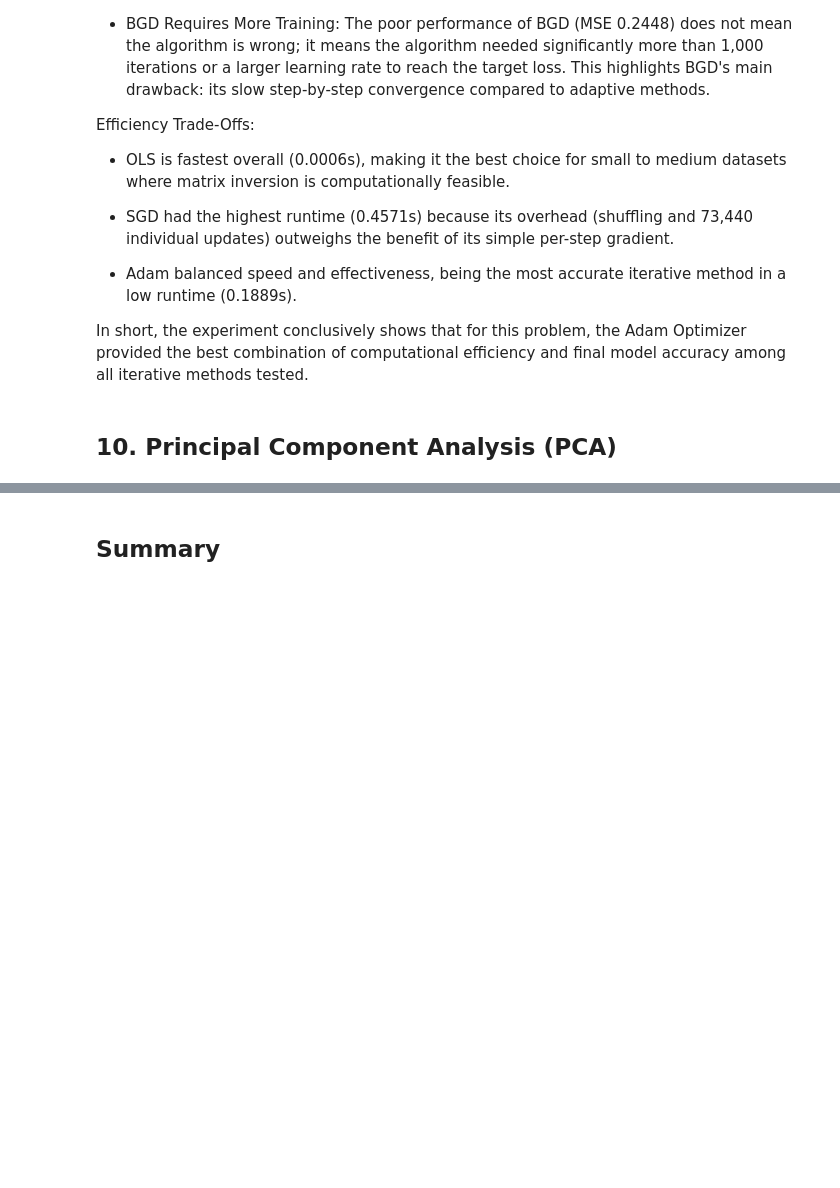
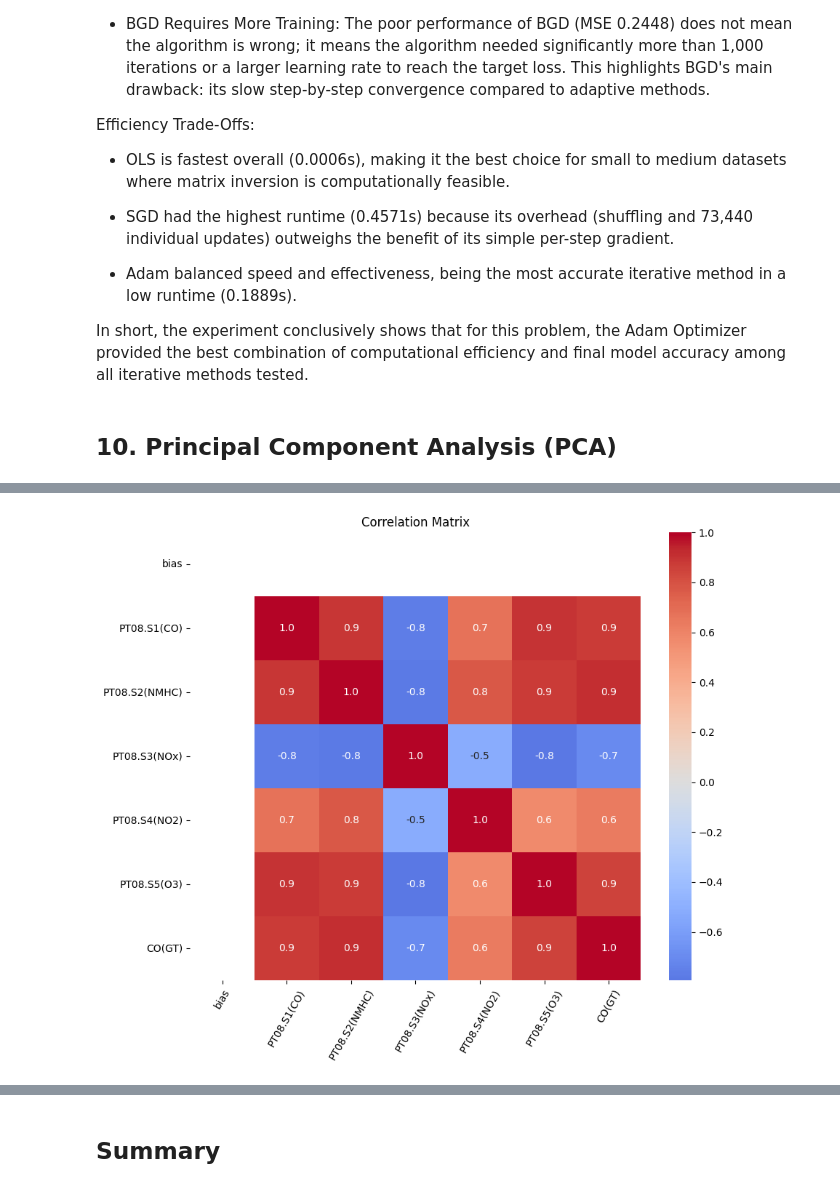
Before and after one commit to hifsakazmi/airquality-ols-svd-gradient-pca, a Jupyter notebook: AirQuality.ipynb, the cells around one changed output, grey strips where cells are left out. Saved outputs shown, nothing was run; the diff lists cells and outputs as text; code cells hidden in the pictures; blank space fills up the shorter version.

```diff
--- a/AirQuality.ipynb
+++ b/AirQuality.ipynb
@@ -900,0 +985,20 @@ In short, the experiment conclusively shows that for this problem, the Adam Opti
+# %%
+# dropping R, RH and AH since ZERO correlation with the target variable CO(GT)
+df = df.drop(columns=['RH', 'AH', 'T'])
+# %%
+import seaborn as sns
+
+corr = df.corr(numeric_only=True)
+plt.figure(figsize=(10,8))
+sns.heatmap(
+    corr,
+    annot=True,
+    fmt=".1f",
+    cmap="coolwarm",
+    center=0
+)
+plt.title("Correlation Matrix")
+plt.xticks(rotation=60)
+plt.show()
+# %% [output]
+[figure, added]
```
Also changed, not shown: parts of 33 cells of this notebook.
